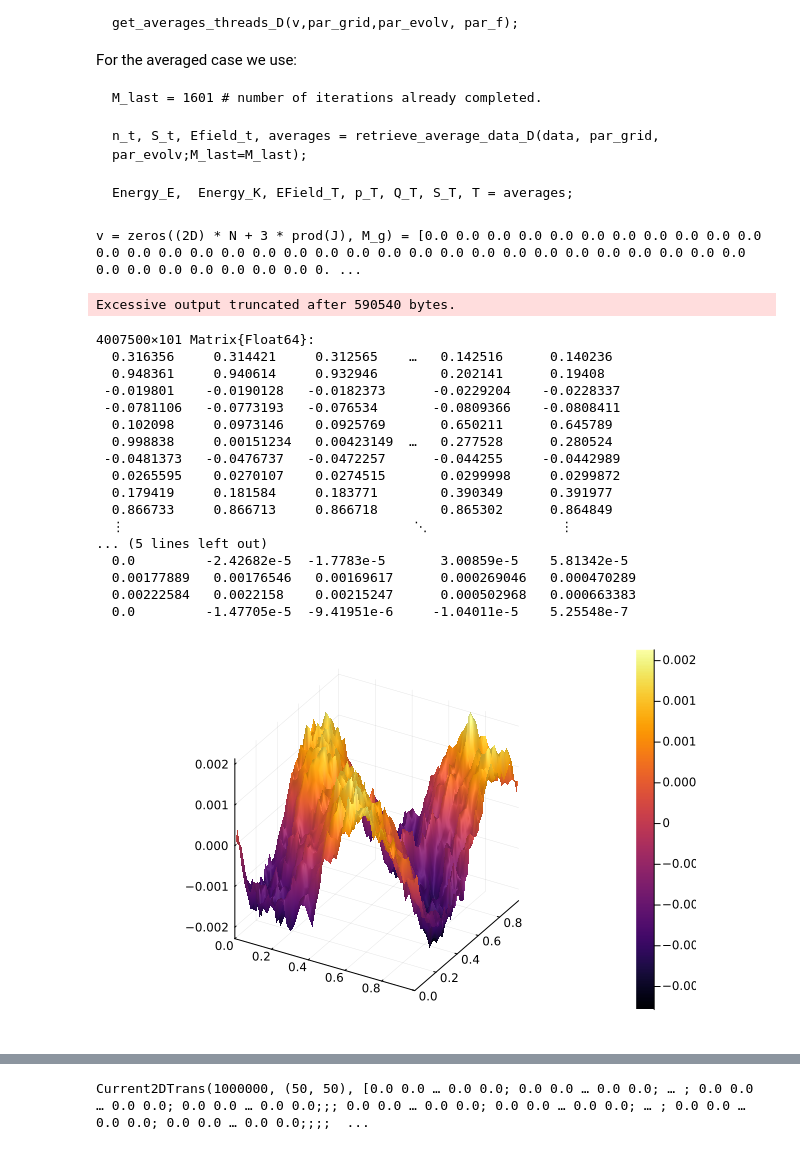
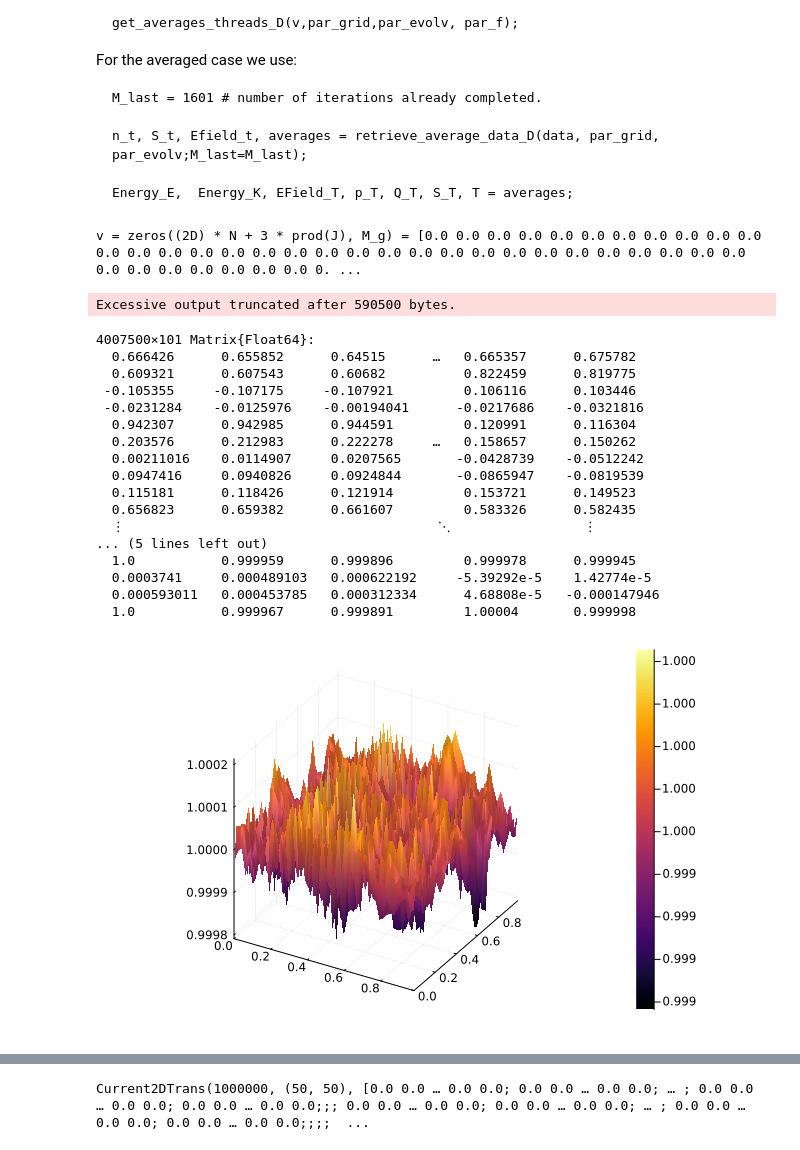
Before and after one commit to reula/PIC-1D, a Jupyter notebook: post_pro_rel_2D.ipynb, the cells around one changed output, grey strips where cells are left out. Cells and saved outputs as stored; diff of their text form; code cells hidden in the pictures.

````diff
--- a/post_pro_rel_2D.ipynb
+++ b/post_pro_rel_2D.ipynb
@@ -114,7 +114,7 @@ n_t, S_t, Efield_t, averages = retrieve_average_data_D(data, par_grid, par_evolv
 Energy_E,  Energy_K, EField_T, p_T, Q_T, S_T, T = averages;
 ```
 # %%
-#M_last = 36
+M_last = M_g
 if average_outputs
 n_t, S_t, Efield_t, averages = retrieve_average_data_D(data, par_grid, par_evolv;M_last=M_last);
 
@@ -125,40 +125,40 @@ elseif full_outputs
 end
 # %% [output]
 v = zeros((2D) * N + 3 * prod(J), M_g) = [0.0 0.0 0.0 0.0 0.0 0.0 0.0 0.0 0.0 0.0 0.0 0.0 0.0 0.0 0.0 0.0 0.0 0.0 0.0 0.0 0.0 0.0 0.0 0.0 0.0 0.0 0.0 0.0 0.0 0.0 0.0 0.0 0.0 0.0 0.0 0.0 0.0 0.0 0.0 0. ...
-Excessive output truncated after 590540 bytes.
+Excessive output truncated after 590500 bytes.
 4007500×101 Matrix{Float64}:
-  0.316356     0.314421     0.312565    …   0.142516      0.140236
-  0.948361     0.940614     0.932946        0.202141      0.19408
- -0.019801    -0.0190128   -0.0182373      -0.0229204    -0.0228337
- -0.0781106   -0.0773193   -0.076534       -0.0809366    -0.0808411
-  0.102098     0.0973146    0.0925769       0.650211      0.645789
-  0.998838     0.00151234   0.00423149  …   0.277528      0.280524
- -0.0481373   -0.0476737   -0.0472257      -0.044255     -0.0442989
-  0.0265595    0.0270107    0.0274515       0.0299998     0.0299872
-  0.179419     0.181584     0.183771        0.390349      0.391977
-  0.866733     0.866713     0.866718        0.865302      0.864849
-  ⋮                                     ⋱                 ⋮
+  0.666426      0.655852      0.64515      …   0.665357      0.675782
+  0.609321      0.607543      0.60682          0.822459      0.819775
+ -0.105355     -0.107175     -0.107921         0.106116      0.103446
+ -0.0231284    -0.0125976    -0.00194041      -0.0217686    -0.0321816
+  0.942307      0.942985      0.944591         0.120991      0.116304
+  0.203576      0.212983      0.222278     …   0.158657      0.150262
+  0.00211016    0.0114907     0.0207565       -0.0428739    -0.0512242
+  0.0947416     0.0940826     0.0924844       -0.0865947    -0.0819539
+  0.115181      0.118426      0.121914         0.153721      0.149523
+  0.656823      0.659382      0.661607         0.583326      0.582435
+  ⋮                                        ⋱                 ⋮
 ... (5 lines left out)
-  0.0         -2.42682e-5  -1.7783e-5       3.00859e-5    5.81342e-5
-  0.00177889   0.00176546   0.00169617      0.000269046   0.000470289
-  0.00222584   0.0022158    0.00215247      0.000502968   0.000663383
-  0.0         -1.47705e-5  -9.41951e-6     -1.04011e-5    5.25548e-7
+  1.0           0.999959      0.999896         0.999978      0.999945
+  0.0003741     0.000489103   0.000622192     -5.39292e-5    1.42774e-5
+  0.000593011   0.000453785   0.000312334      4.68808e-5   -0.000147946
+  1.0           0.999967      0.999891         1.00004       0.999998
 # %%
 j = M_last
 Fuj = view(v[:,j],4N+1:4N+3*prod(J))
 
 Fj = reshape(Fuj,3,J...)
 
 #F = view(u[4N+1:end],3,J...)
 Ej = Fj[1:2,:,:]
 Bj = Fj[3,:,:];
 
-surface(y_p,x_p,Ej[2,:,:])
-#surface(y_p,x_p,Bj[:,:])
+#surface(y_p,x_p,Ej[2,:,:])
+surface(y_p,x_p,Bj[:,:])
 
 #norm(Bj)
 # %% [output]
-[figure, old version]
+[figure, new version]
 # %%
 E_E = zeros(M_last)
 E_K = zeros(M_last)
````
Also changed, not shown: parts of 15 cells of this notebook, 1 other file.
